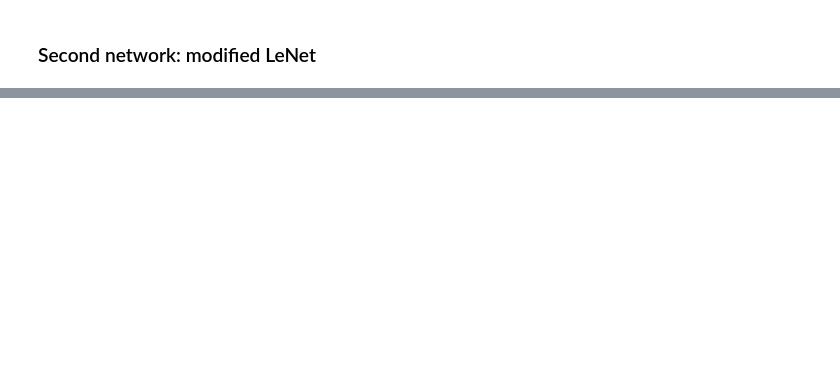
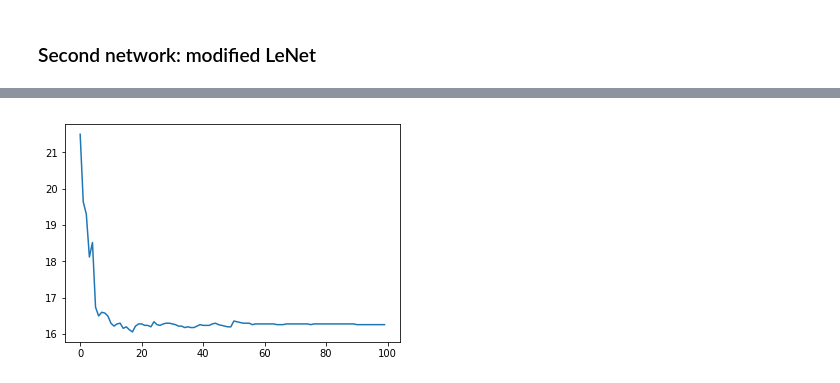
Before and after one commit to Didi-26/DeepLearningProjects, a Jupyter notebook: Proj1/Didier/01. First architecture-predict labels then compare them .ipynb, the cells around one changed output, grey strips where cells are left out. Saved outputs shown, nothing was run; the diff lists cells and outputs as text; code cells hidden in the pictures; blank space fills up the shorter version.

```diff
--- a/Proj1/Didier/01. First architecture-predict labels then compare them .ipynb
+++ b/Proj1/Didier/01. First architecture-predict labels then compare them .ipynb
@@ -216,0 +435,5 @@ e_te_t += e_te_t2
+# %%
+plt.plot(e_te_t)
+plt.show()
+# %% [output]
+[figure, added]
```
Also changed, not shown: parts of 30 cells of this notebook.
